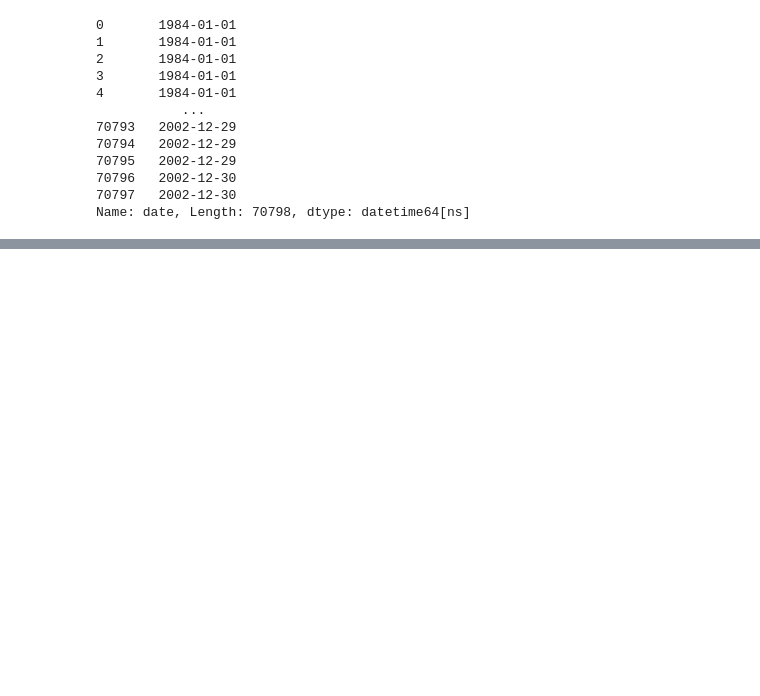
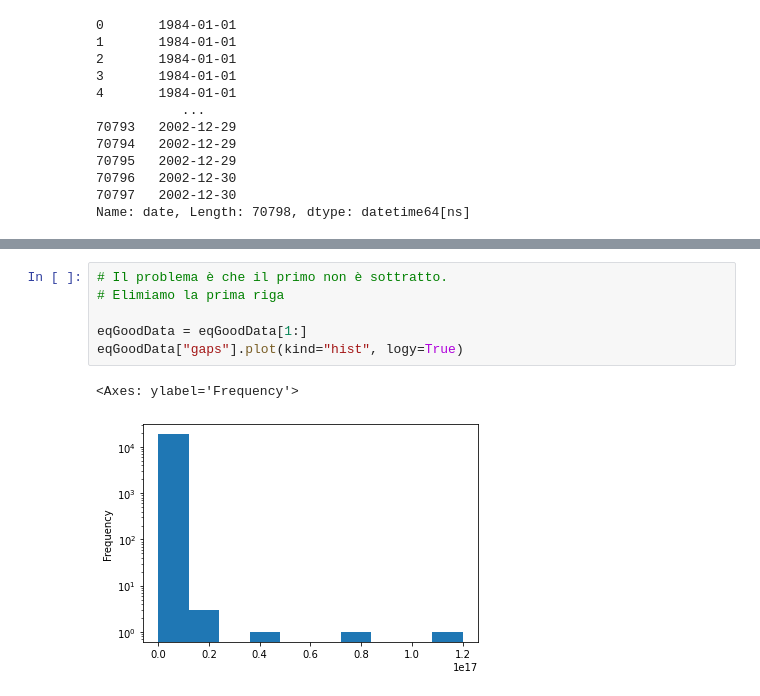
Before and after one commit to marcocaramanti/MLPNS_MCaramanti, a Jupyter notebook: KS_earthquakes_inclass.ipynb, the cells around one changed output, grey strips where cells are left out. Saved outputs shown, nothing was run; the diff lists cells and outputs as text; blank space fills up the shorter version.

```diff
--- a/KS_earthquakes_inclass.ipynb
+++ b/KS_earthquakes_inclass.ipynb
@@ -112,0 +297,9 @@ for i in range(len(eqs)):
+# %%
+# Il problema è che il primo non è sottratto.
+# Elimiamo la prima riga
+
+eqGoodData = eqGoodData[1:]
+eqGoodData["gaps"].plot(kind="hist", logy=True)
+# %% [output]
+<Axes: ylabel='Frequency'>
+[figure, added]
```
Also changed, not shown: parts of 23 cells of this notebook.
